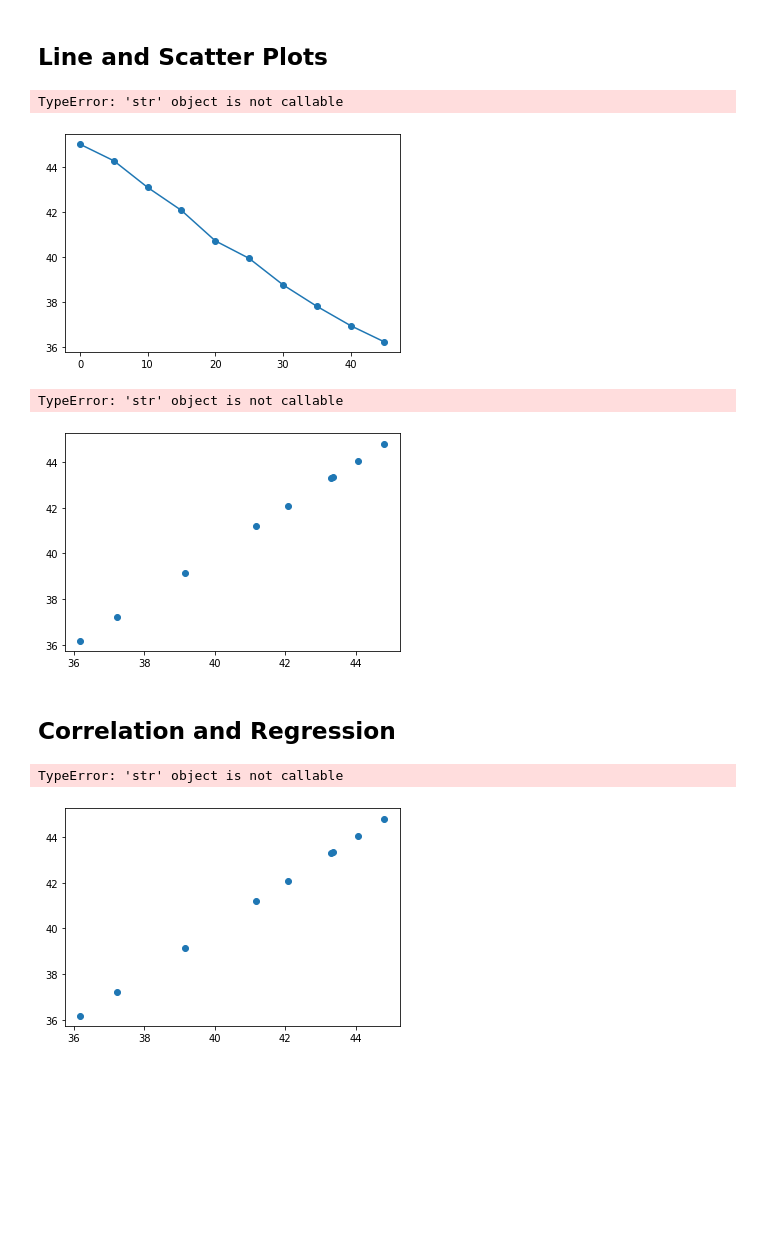
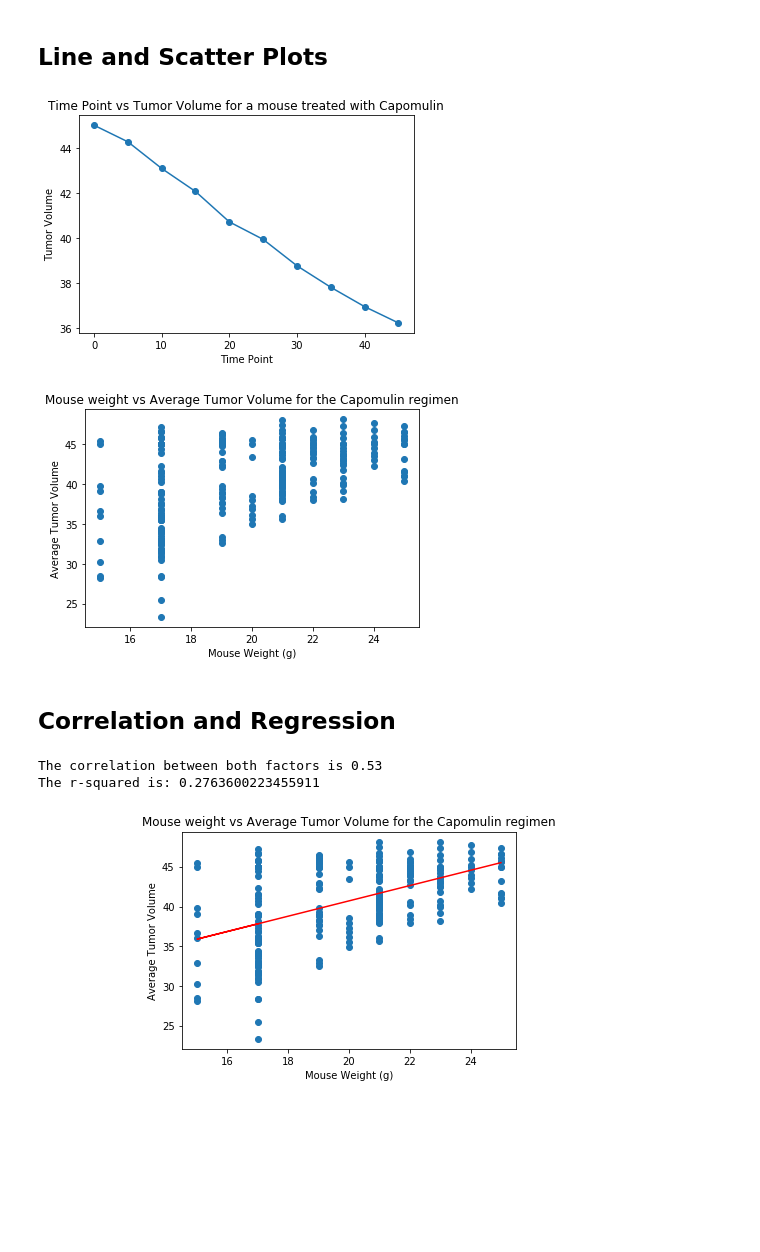
Before and after one commit to juliehong5932/matplotlib-challenge, a Jupyter notebook: Pymaceuticals/pymaceuticals_starter.ipynb, the cells around one changed output. Saved outputs shown, nothing was run; the diff lists cells and outputs as text; code cells hidden in the pictures; blank space fills up the shorter version.

```diff
--- a/Pymaceuticals/pymaceuticals_starter.ipynb
+++ b/Pymaceuticals/pymaceuticals_starter.ipynb
@@ -298,49 +298,61 @@ plt.boxplot(tumor_vol_list)
 # Generate a line plot of time point versus tumor volume for a mouse treated with Capomulin
 capomulin_data = combined.loc[combined["Drug Regimen"]=="Capomulin"]
 tumor_vol_mean = capomulin_data[["Tumor Volume (mm3)", "Timepoint"]].groupby("Timepoint").mean()['Tumor Volume (mm3)']
-mean_df = pd.DataFrame(tumor_vol_mean)
 
 
-plt.plot(tumor_vol_mean, marker = 'o')
+x_axis = [0,5,10,15,20,25,30,35,40,45]
+
+
+plt.plot(x_axis, tumor_vol_mean, marker = 'o')
 plt.xlabel("Time Point")
 plt.ylabel("Tumor Volume")
 plt.title('Time Point vs Tumor Volume for a mouse treated with Capomulin')
 plt.show()
 # %% [output]
-TypeError: 'str' object is not callable
-[figure, old version]
+[figure, new version]
 # %%
 # Generate a scatter plot of mouse weight versus average tumor volume for the Capomulin regimen
 capomulin_data = combined.loc[combined["Drug Regimen"]=="Capomulin"]
 
 avg_tumor = capomulin_data[["Tumor Volume (mm3)", "Weight (g)"]].groupby("Weight (g)").mean()['Tumor Volume (mm3)']
-avg_tumor_df = pd.DataFrame(avg_tumor)
 
-weight = avg_tumor_df.iloc[:,0]
-tumor_vol = avg_tumor_df.iloc[:,-1]
+x_axis = capomulin_data["Weight (g)"]
+y_axis = capomulin_data["Tumor Volume (mm3)"]
 
-
-plt.scatter(weight, tumor_vol)
+plt.scatter(x_axis, y_axis)
 plt.xlabel('Mouse Weight (g)')
 plt.ylabel('Average Tumor Volume')
 plt.title("Mouse weight vs Average Tumor Volume for the Capomulin regimen")
 plt.show()
 # %% [output]
-TypeError: 'str' object is not callable
-[figure, old version]
+[figure, new version]
 # %% [markdown]
 ## Correlation and Regression
 # %%
 # Calculate the correlation coefficient and linear regression model
 # for mouse weight and average tumor volume for the Capomulin regimen
+capomulin_data = combined.loc[combined["Drug Regimen"]=="Capomulin"]
 
-correlation = st.pearsonr(weight, tumor_vol)
-plt.scatter(weight, tumor_vol)
+avg_tumor = capomulin_data[["Tumor Volume (mm3)", "Weight (g)"]].groupby("Weight (g)").mean()['Tumor Volume (mm3)']
+
+x_axis = capomulin_data["Weight (g)"]
+y_axis = capomulin_data["Tumor Volume (mm3)"]
+
+correlation = st.pearsonr(x_axis, y_axis)
+(s,i,r,p,std) = linregress(x_axis, y_axis)
+regress = x_axis*s + i
+line_eq = "y=" + str(round(s,2))+"x+" +str(round(i,2))
+
+plt.scatter(x_axis, y_axis)
+plt.plot(x_axis, regress, "r-")
+plt.annotate(line_eq,(10,0), fontsize=15, color = "red")
 plt.xlabel('Mouse Weight (g)')
 plt.ylabel('Average Tumor Volume')
 plt.title("Mouse weight vs Average Tumor Volume for the Capomulin regimen")
-print(f'The correlation between mouse weight and average tumor volumn is {correlation}')
+print(f"The correlation between both factors is {round(correlation[0],2)}")
+print(f"The r-squared is: {r**2}")
 plt.show()
 # %% [output]
-TypeError: 'str' object is not callable
+The correlation between both factors is 0.53
+The r-squared is: 0.2763600223455911
-[figure, old version]
+[figure, new version]
```
Also changed, not shown: parts of 2 cells of this notebook.
